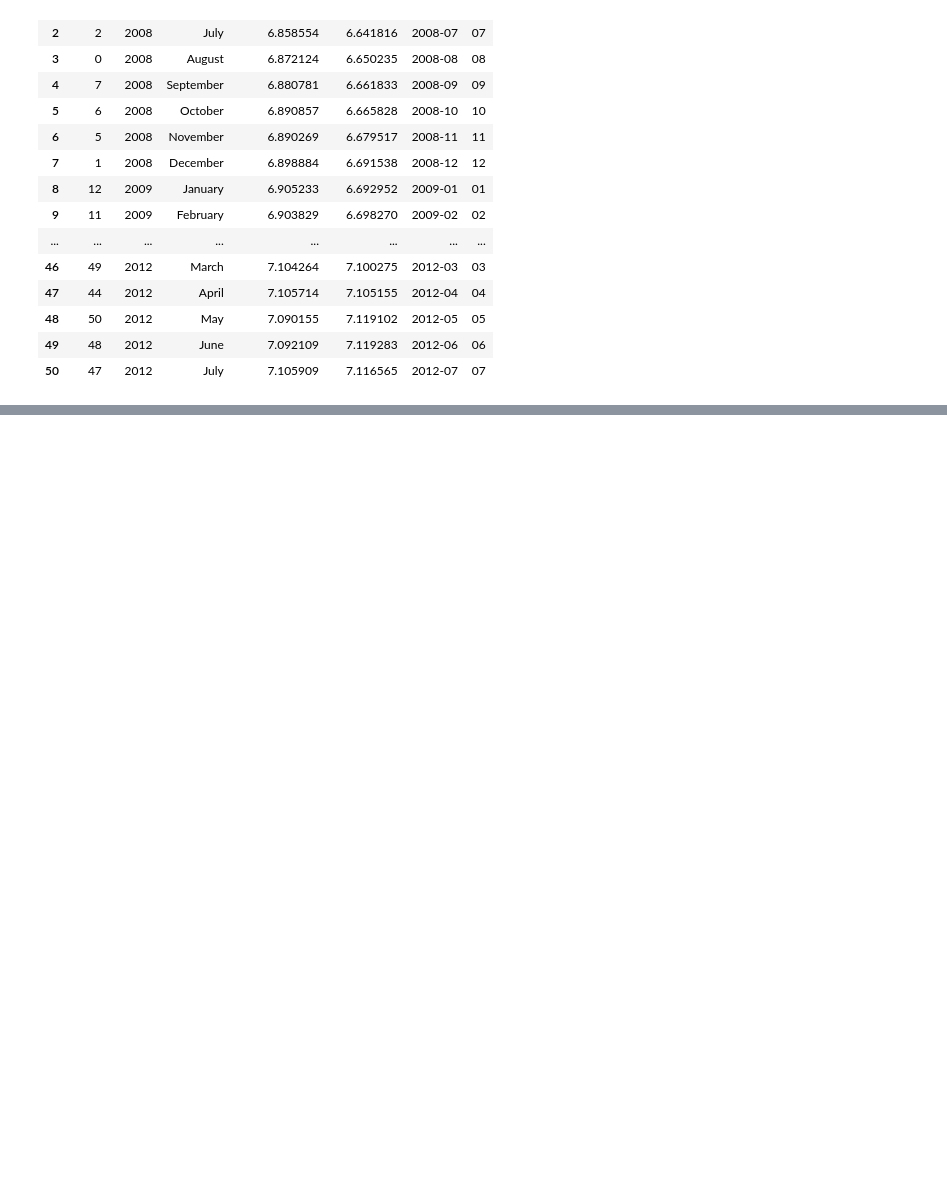
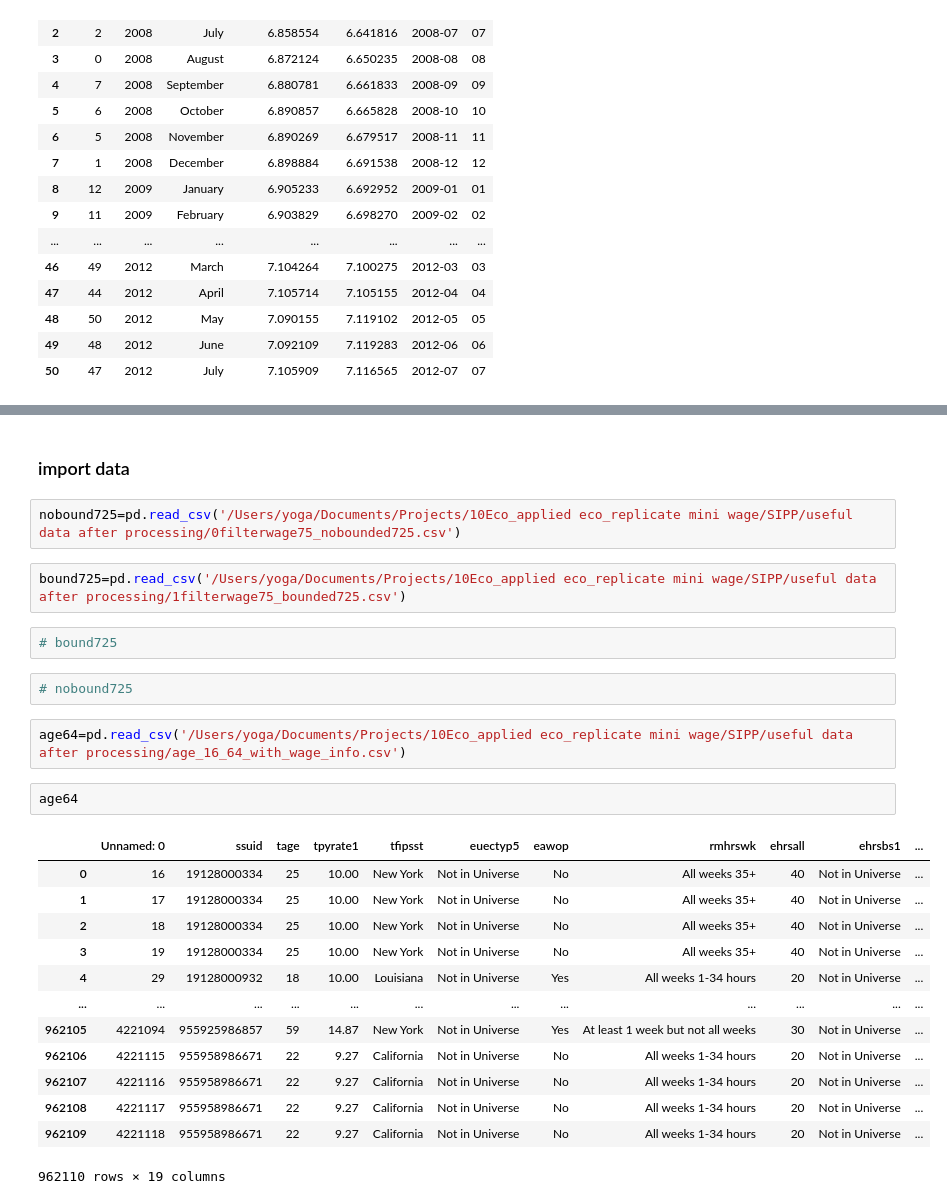
Before and after one commit to yijiawen1203/The-minimum-wage-and-the-Great-Recession, a Jupyter notebook: precessing the sipp data.ipynb, the cells around one changed output, grey strips where cells are left out. Drawn from its saved outputs; the diff is of its cells as text; blank space fills up the shorter version.

```diff
--- a/precessing the sipp data.ipynb
+++ b/precessing the sipp data.ipynb
@@ -632,0 +735,28 @@ wage6
+# %% [markdown]
+### import data
+# %%
+nobound725=pd.read_csv('/Users/yoga/Documents/Projects/10Eco_applied eco_replicate mini wage/SIPP/useful data after processing/0filterwage75_nobounded725.csv')
+# %%
+bound725=pd.read_csv('/Users/yoga/Documents/Projects/10Eco_applied eco_replicate mini wage/SIPP/useful data after processing/1filterwage75_bounded725.csv')
+# %%
+# bound725
+# %%
+# nobound725
+# %%
+age64=pd.read_csv('/Users/yoga/Documents/Projects/10Eco_applied eco_replicate mini wage/SIPP/useful data after processing/age_16_64_with_wage_info.csv')
+# %%
+age64
+# %% [output]
+|  | Unnamed: 0 | ssuid | tage | tpyrate1 | tfipsst | euectyp5 | eawop | rmhrswk | ehrsall | ehrsbs1 | ... |
+| 0 | 16 | 19128000334 | 25 | 10.00 | New York | Not in Universe | No | All weeks 35+ | 40 | Not in Universe | ... |
+| 1 | 17 | 19128000334 | 25 | 10.00 | New York | Not in Universe | No | All weeks 35+ | 40 | Not in Universe | ... |
+| 2 | 18 | 19128000334 | 25 | 10.00 | New York | Not in Universe | No | All weeks 35+ | 40 | Not in Universe | ... |
+| 3 | 19 | 19128000334 | 25 | 10.00 | New York | Not in Universe | No | All weeks 35+ | 40 | Not in Universe | ... |
+| 4 | 29 | 19128000932 | 18 | 10.00 | Louisiana | Not in Universe | Yes | All weeks 1-34 hours | 20 | Not in Universe | ... |
+| ... | ... | ... | ... | ... | ... | ... | ... | ... | ... | ... | ... |
+| 962105 | 4221094 | 955925986857 | 59 | 14.87 | New York | Not in Universe | Yes | At least 1 week but not all weeks | 30 | Not in Universe | ... |
+| 962106 | 4221115 | 955958986671 | 22 | 9.27 | California | Not in Universe | No | All weeks 1-34 hours | 20 | Not in Universe | ... |
+| 962107 | 4221116 | 955958986671 | 22 | 9.27 | California | Not in Universe | No | All weeks 1-34 hours | 20 | Not in Universe | ... |
+| 962108 | 4221117 | 955958986671 | 22 | 9.27 | California | Not in Universe | No | All weeks 1-34 hours | 20 | Not in Universe | ... |
+| 962109 | 4221118 | 955958986671 | 22 | 9.27 | California | Not in Universe | No | All weeks 1-34 hours | 20 | Not in Universe | ... |
+962110 rows × 19 columns
```
Also changed, not shown: parts of 57 cells of this notebook.
